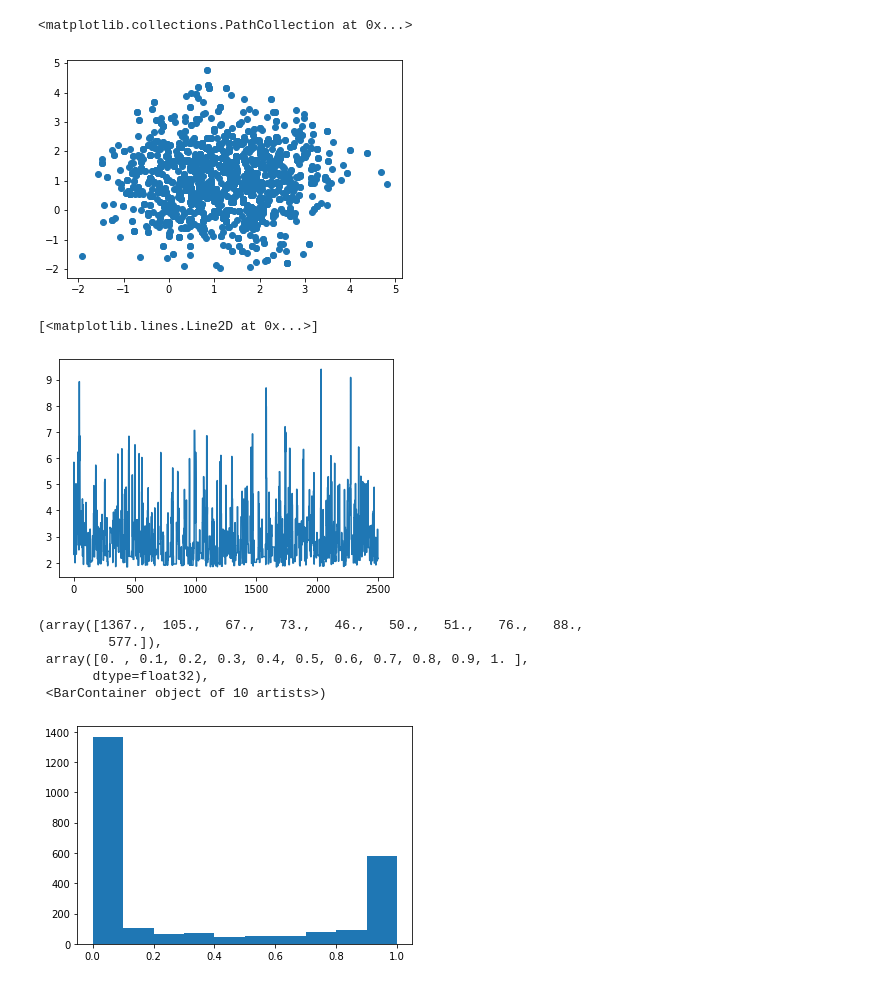
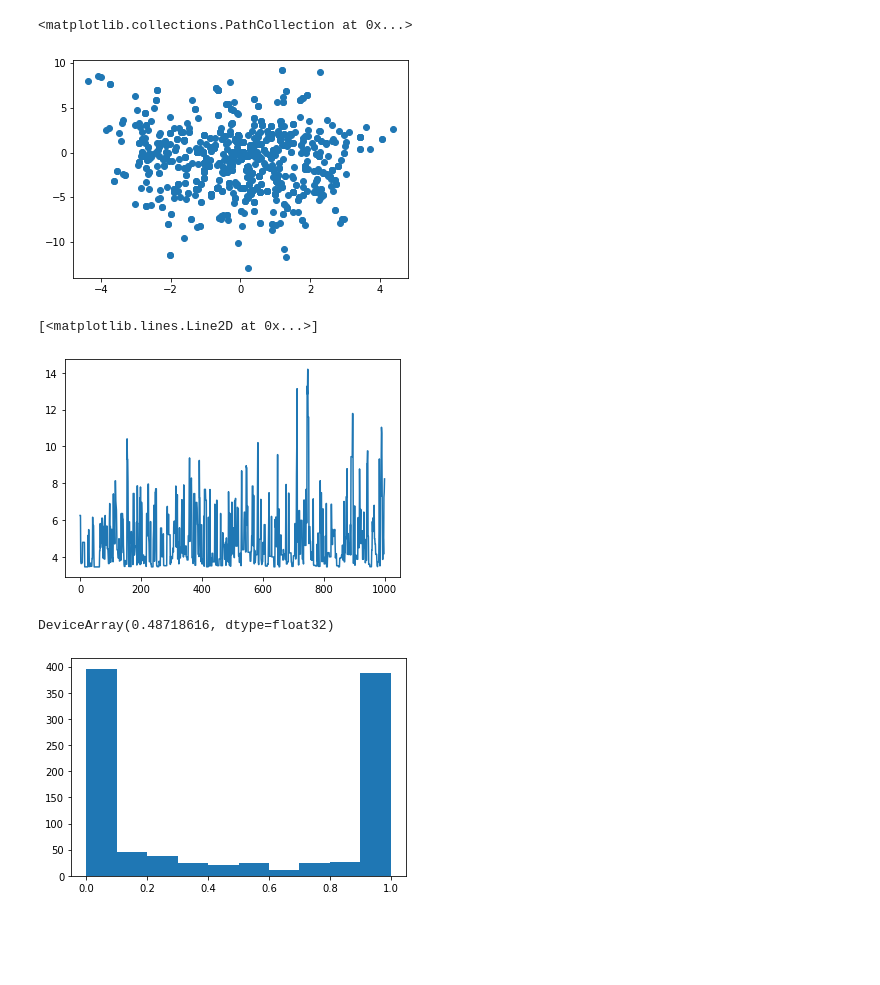
Before and after one commit to ludkinm/numpyro, a Jupyter notebook: notebooks/Hop_normal.ipynb, the cells around one changed output. Drawn from its saved outputs; the diff is of its cells as text; code cells hidden in the pictures; blank space fills up the shorter version.

```diff
--- a/notebooks/Hop_normal.ipynb
+++ b/notebooks/Hop_normal.ipynb
@@ -10,7 +11,7 @@ def normal(D=2, mu=0, sigma=1):
     with numpyro.plate('D', D):
         theta = numpyro.sample('theta', dist.Normal(mu, sigma))
 # %%
-lam = 5
+lam = 5.0
 kernel = Hop(normal, lam=lam, mu=np.sqrt(0.5 * lam))
 mcmc = MCMC(kernel, num_warmup=0, num_samples=2500, num_chains=1)
 
@@ -18,0 +66,6 @@ mcmc.run(rng_key, D=2, mu=1, sigma=1, extra_fields=('potential_energy','accept_p
+# %%
+sig = np.array([1, 5])
+
+kernel = Hop(normal, lam=lam, mu=np.sqrt(0.5 * lam), covar=np.diag(sig**2))
+mcmc = MCMC(kernel, num_warmup=0, num_samples=1000, num_chains=1)
+mcmc.run(rng_key, D=2, mu=0, sigma=sig, extra_fields=('potential_energy','accept_prob'))
@@ -37,19 +96,16 @@ plt.plot(samples["theta"])
 plt.scatter(x=samples["theta"][:,0], y=samples["theta"][:,1])
 # %% [output]
 <matplotlib.collections.PathCollection at 0x...>
-[figure, old version]
+[figure, new version]
 # %%
 pe, ap = [mcmc.get_extra_fields()[k] for k in ('potential_energy','accept_prob')]
 plt.plot(pe)
 # %% [output]
 [<matplotlib.lines.Line2D at 0x...>]
-[figure, old version]
+[figure, new version]
 # %%
 plt.hist(ap)
+np.mean(ap)
 # %% [output]
-(array([1367.,  105.,   67.,   73.,   46.,   50.,   51.,   76.,   88.,
-         577.]),
- array([0. , 0.1, 0.2, 0.3, 0.4, 0.5, 0.6, 0.7, 0.8, 0.9, 1. ],
-       dtype=float32),
- <BarContainer object of 10 artists>)
+DeviceArray(0.48718616, dtype=float32)
-[figure, old version]
+[figure, new version]
```
Also changed, not shown: parts of 11 cells of this notebook, 12 other files.
